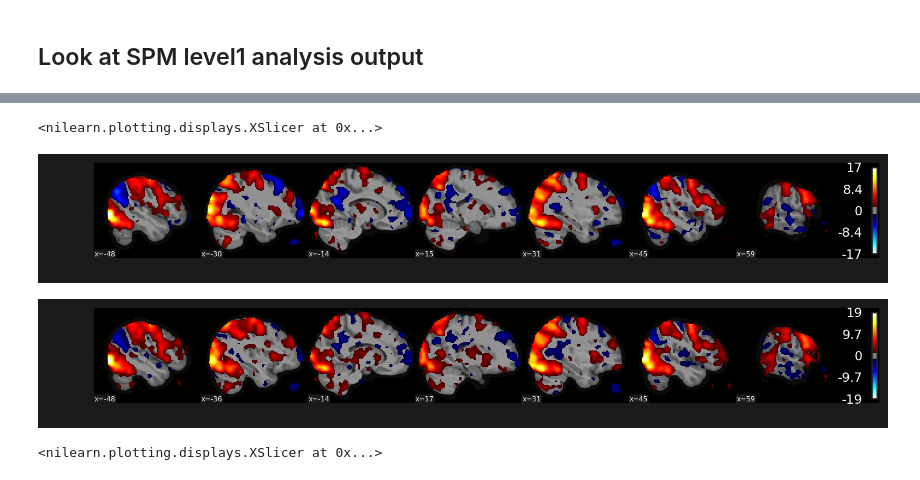
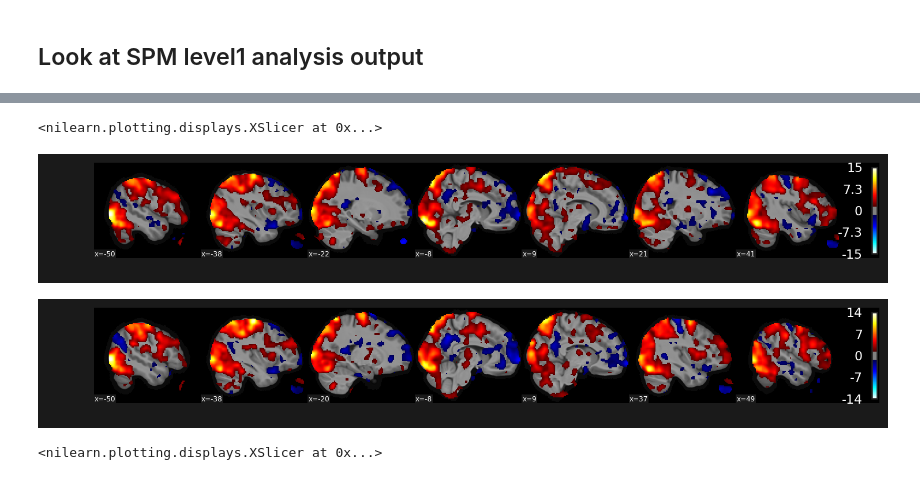
Before and after one commit to ruonanjia/mdm_imaging_analysis, a Jupyter notebook: mdm_imaging_glm.ipynb, the cells around one changed output, grey strips where cells are left out. Saved outputs shown, nothing was run; the diff lists cells and outputs as text; code cells hidden in the pictures.

Commit message:
Check subject 2588 output

```diff
--- a/mdm_imaging_glm.ipynb
+++ b/mdm_imaging_glm.ipynb
@@ -207,6 +207,8 @@ for sub in sub_num:
 
 # average
 anat_mean = mean_img(anat)
+# %%
+anat_mean = nib.load(os.path.join(out_root, 'imaging', 'all_sub_average.nii.gz'))
 # %%
 fig = plt.figure(figsize = (12,5))
 plotting.plot_anat(anat_mean, black_bg = True, figure = fig)
@@ -248,12 +257,12 @@ plotting.plot_stat_map(con2, threshold = 1, bg_img = anat_mean, display_mode = '
 spmt1 = nib.load(os.path.join(out_root, 'Sink', '1stLevel', '_subject_id_2588_task_id_1','spmT_0001.nii'))
 spmt2 = nib.load(os.path.join(out_root, 'Sink', '1stLevel', '_subject_id_2588_task_id_1','spmT_0002.nii'))
 # %%
-plotting.plot_stat_map(spmt1, threshold = 1.5, bg_img = anat_mean, display_mode = 'x')
-plotting.plot_stat_map(spmt2, threshold = 1.5, bg_img = anat_mean, display_mode = 'x')
+plotting.plot_stat_map(os.path.join(out_root, 'imaging', 'Sink', '1stLevel', '_subject_id_2588_task_id_2','spmT_0001.nii'), threshold = 1.5, bg_img = anat_mean, display_mode = 'x')
+plotting.plot_stat_map(os.path.join(out_root, 'imaging', 'Sink', '1stLevel', '_subject_id_2588_task_id_2','spmT_0002.nii'), threshold = 1.5, bg_img = anat_mean, display_mode = 'x')
 # %% [output]
 <nilearn.plotting.displays.XSlicer at 0x...>
-[figure, old version]
+[figure, new version]
-[figure, old version]
+[figure, new version]
 # %%
 resid = nib.load('/home/rj299/project/mdm_analysis/work/l1spm/_subject_id_2588_task_id_1/level1estimate/ResMS.nii')
 # %%
```
Also changed, not shown: parts of 7 cells of this notebook.
